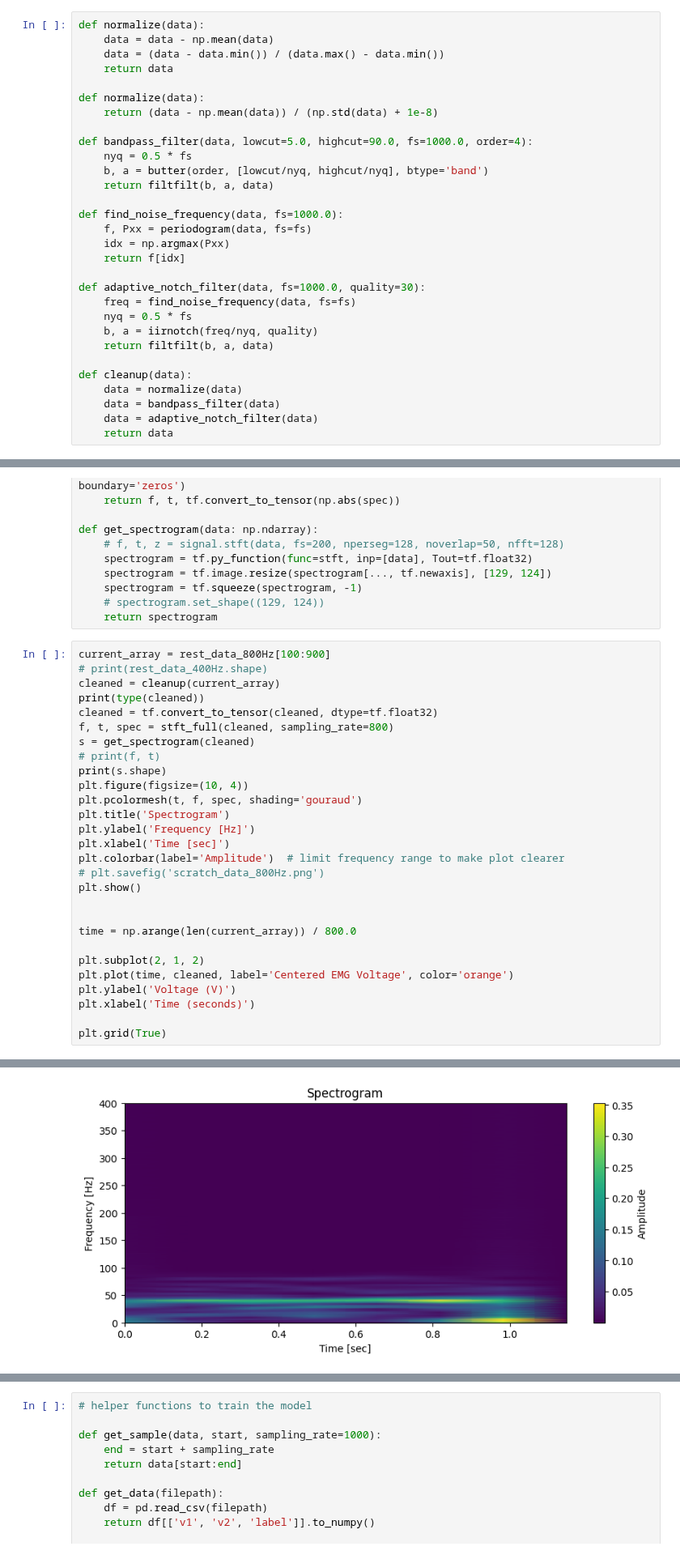
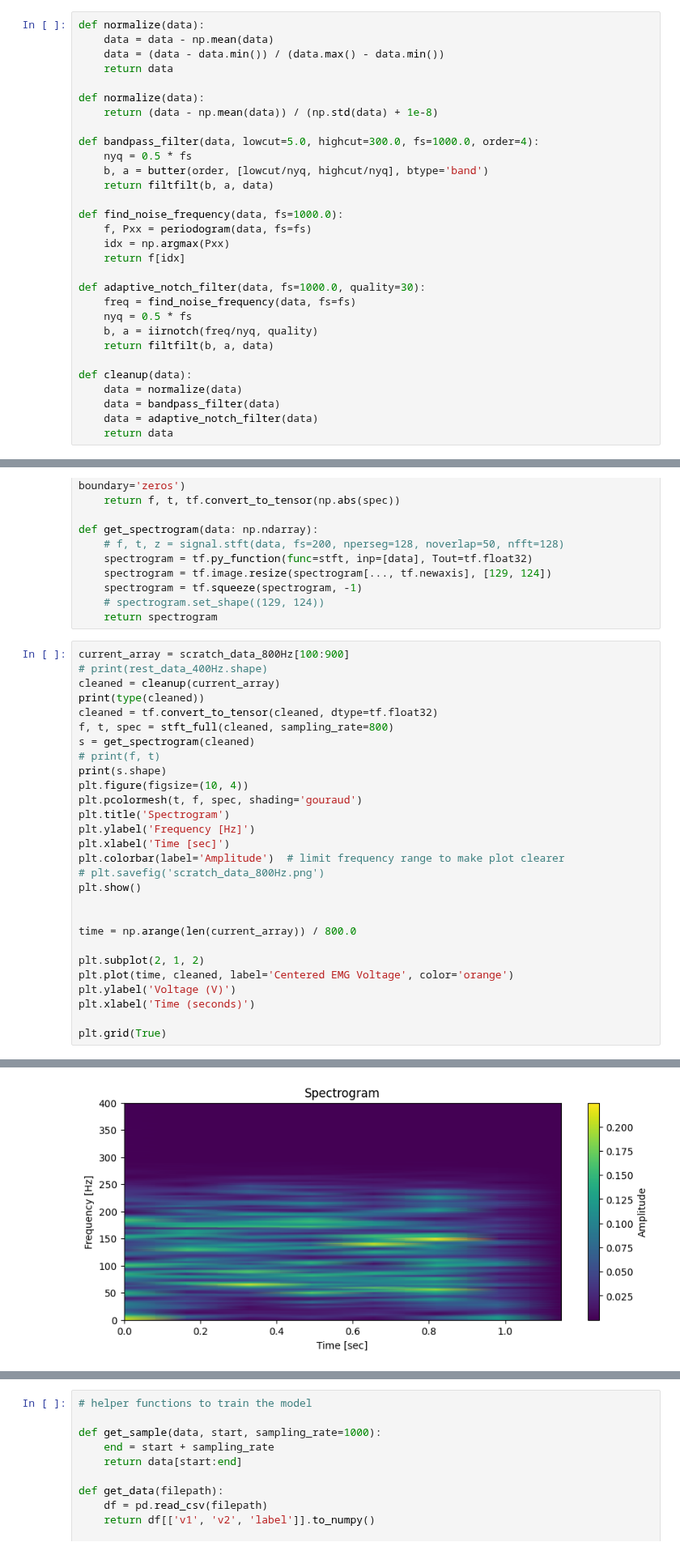
Before and after one commit to Aryanaut/ecz-ware, a Jupyter notebook: training/spectrogram.ipynb, the cells around one changed output, grey strips where cells are left out. Shown at 81% size. Cells and saved outputs as stored; diff of their text form.

```diff
--- a/training/spectrogram.ipynb
+++ b/training/spectrogram.ipynb
@@ -63,7 +63,7 @@ def normalize(data):
 def normalize(data):
     return (data - np.mean(data)) / (np.std(data) + 1e-8)
 
-def bandpass_filter(data, lowcut=5.0, highcut=90.0, fs=1000.0, order=4):
+def bandpass_filter(data, lowcut=5.0, highcut=300.0, fs=1000.0, order=4):
     nyq = 0.5 * fs
     b, a = butter(order, [lowcut/nyq, highcut/nyq], btype='band')
     return filtfilt(b, a, data)
@@ -105,34 +105,34 @@ def get_spectrogram(data: np.ndarray):
     # spectrogram.set_shape((129, 124))
     return spectrogram
 # %%
-current_array = rest_data_800Hz[100:900]
+current_array = scratch_data_800Hz[100:900]
 # print(rest_data_400Hz.shape)
 cleaned = cleanup(current_array)
 print(type(cleaned))
 cleaned = tf.convert_to_tensor(cleaned, dtype=tf.float32)
 f, t, spec = stft_full(cleaned, sampling_rate=800)
 s = get_spectrogram(cleaned)
 # print(f, t)
 print(s.shape)
 plt.figure(figsize=(10, 4))
 plt.pcolormesh(t, f, spec, shading='gouraud')
 plt.title('Spectrogram')
 plt.ylabel('Frequency [Hz]')
 plt.xlabel('Time [sec]')
 plt.colorbar(label='Amplitude')  # limit frequency range to make plot clearer
 # plt.savefig('scratch_data_800Hz.png')
 plt.show()
 
 
 time = np.arange(len(current_array)) / 800.0
 
 plt.subplot(2, 1, 2)
 plt.plot(time, cleaned, label='Centered EMG Voltage', color='orange')
 plt.ylabel('Voltage (V)')
 plt.xlabel('Time (seconds)')
 
 plt.grid(True)
 # %% [output]
 <class 'numpy.ndarray'>
 (129, 124)
-[figure, old version]
+[figure, new version]
```
Also changed, not shown: parts of 9 cells of this notebook, 2 other files.
